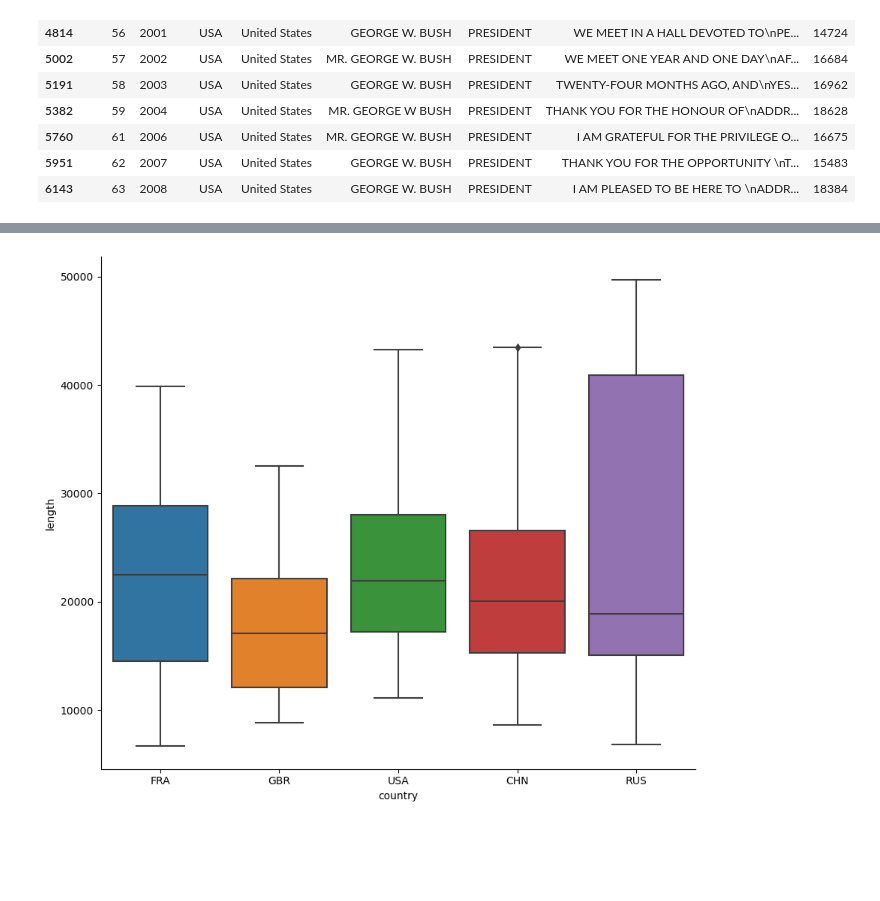
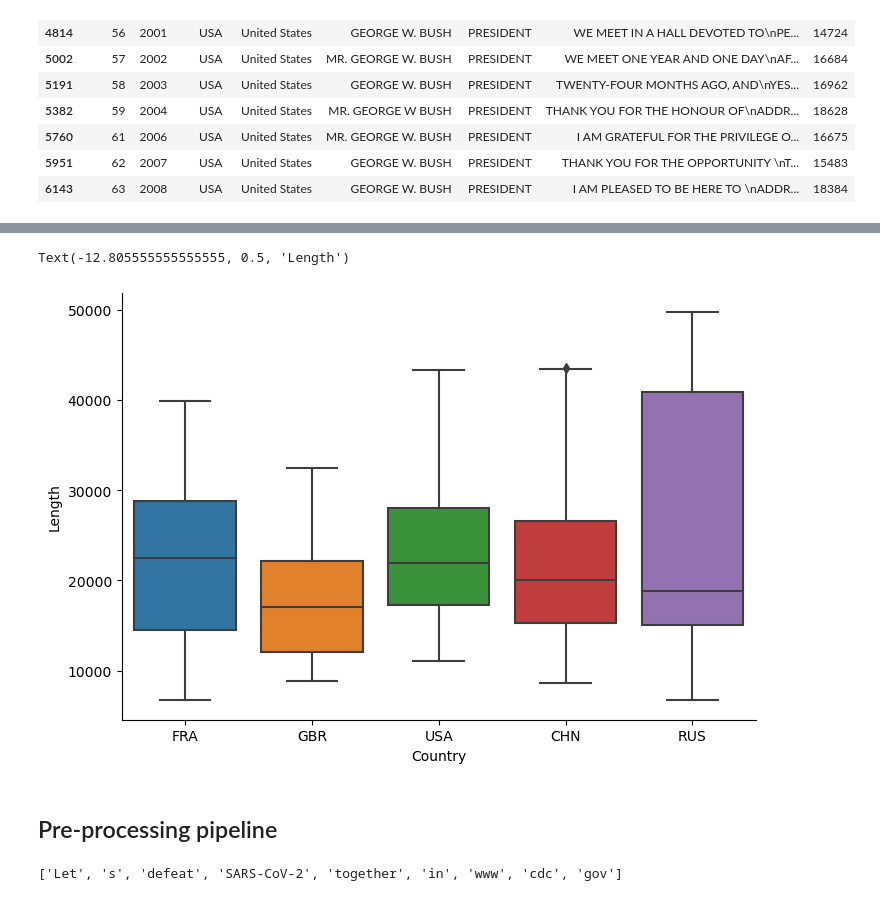
Before and after one commit to ThilakNaidu/Thilak, a Jupyter notebook: TBA_C2.ipynb, the cells around one changed output, grey strips where cells are left out. Saved outputs shown, nothing was run; the diff lists cells and outputs as text; code cells hidden in the pictures; blank space fills up the shorter version.

```diff
--- a/TBA_C2.ipynb
+++ b/TBA_C2.ipynb
@@ -189,7 +211,14 @@ df['length'].plot(kind='hist', bins=30)
 # %%
-# importing seaborn and applying the catplot for particular countries
+# Importing Seaborn Package
+import seaborn as sns
 where = df['country'].isin(['USA', 'FRA', 'GBR', 'CHN', 'RUS'])
-g = sns.catplot(data=df[where], x="country", y="length", kind='box')
-g.fig.set_size_inches(10, 8)
+g = sns.catplot(data=df[where], x="country", y="length", kind='box') # ploting box plot
+g.fig.set_size_inches(8, 5) # sixe of plot
+# Adding x and y axis labels
+plt.xlabel('Country')
+plt.ylabel('Length')
 # %% [output]
+Text(-12.805555555555555, 0.5, 'Length')
-[figure, old version]
+[figure, new version]
+# %% [markdown]
+## Pre-processing pipeline
@@ -195,0 +231,7 @@ g.fig.set_size_inches(10, 8)
+# %%
+# Toknizing the Given Text
+testtext = "Let's defeat SARS-CoV-2 together in 2020! www.cdc.gov"
+testtokens = tokenize(testtext)
+print(testtokens)
+# %% [output]
+['Let', 's', 'defeat', 'SARS-CoV-2', 'together', 'in', 'www', 'cdc', 'gov']
```
Also changed, not shown: parts of 37 cells of this notebook.
